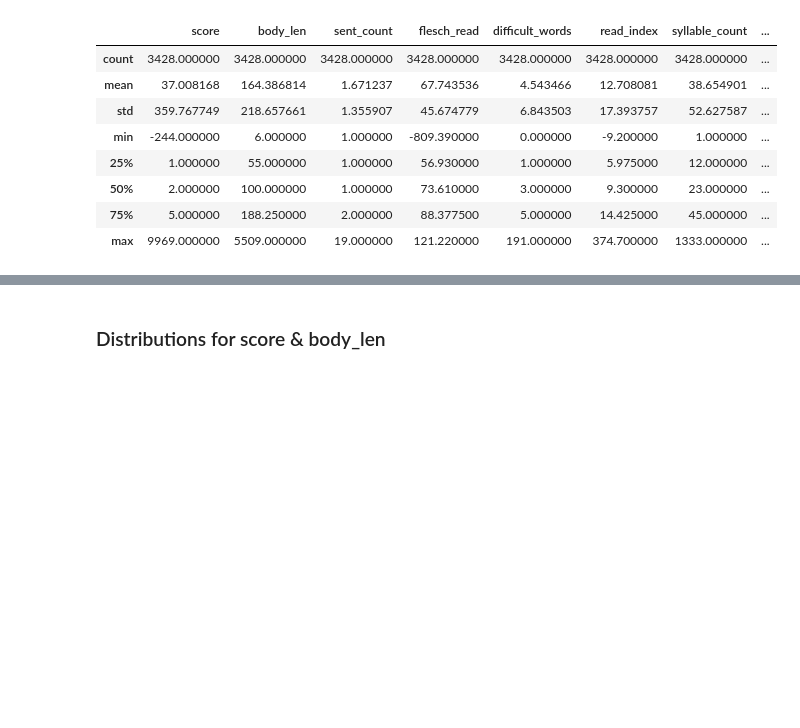
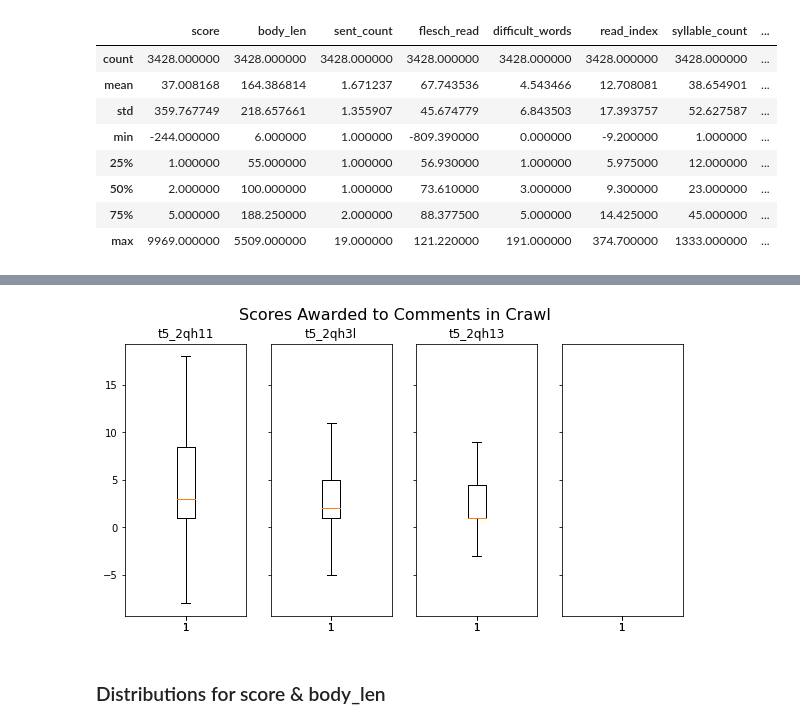
Before and after one commit to Bcromas/rosie, a Jupyter notebook: EDA.ipynb, the cells around one changed output, grey strips where cells are left out. Drawn from its saved outputs; the diff is of its cells as text; code cells hidden in the pictures; blank space fills up the shorter version.

Commit message:
add scalable boxplots

```diff
--- a/EDA.ipynb
+++ b/EDA.ipynb
@@ -121,3 +133,20 @@ comments_df.describe()
+# %%
+# multiple boxplots for individual Subreddits in crawl
+
+num_subreddits = comments_df["subreddit_name"].nunique()
+ncols = 4
+nrows = math.ceil(num_subreddits/ncols)
+subreddit_list = comments_df["subreddit_name"].unique()
+
+fig, axs = plt.subplots(nrows = nrows, ncols = ncols, sharex = True, sharey = True, figsize = (10,5));
+fig.suptitle("Scores Awarded to Comments in Crawl", fontsize=16)
+
+for subreddit_name,i in zip(subreddit_list,range(len(subreddit_list))):
+    temp_df = comments_df[comments_df["subreddit_name"] == subreddit_name]
+    axs[i].boxplot(x = temp_df["score"], showfliers = False);
+    axs[i].set_title(subreddit_name)
+# %% [output]
+[figure, added]
 # %% [markdown]
 ### Distributions for score & body_len
 # %%
```
Also changed, not shown: parts of 6 cells of this notebook, 2 other files.
